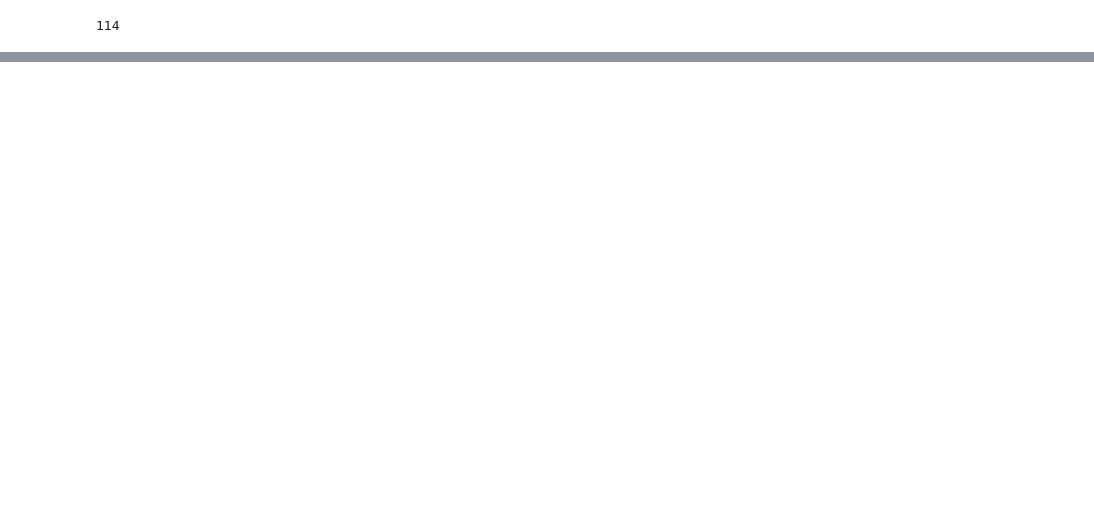
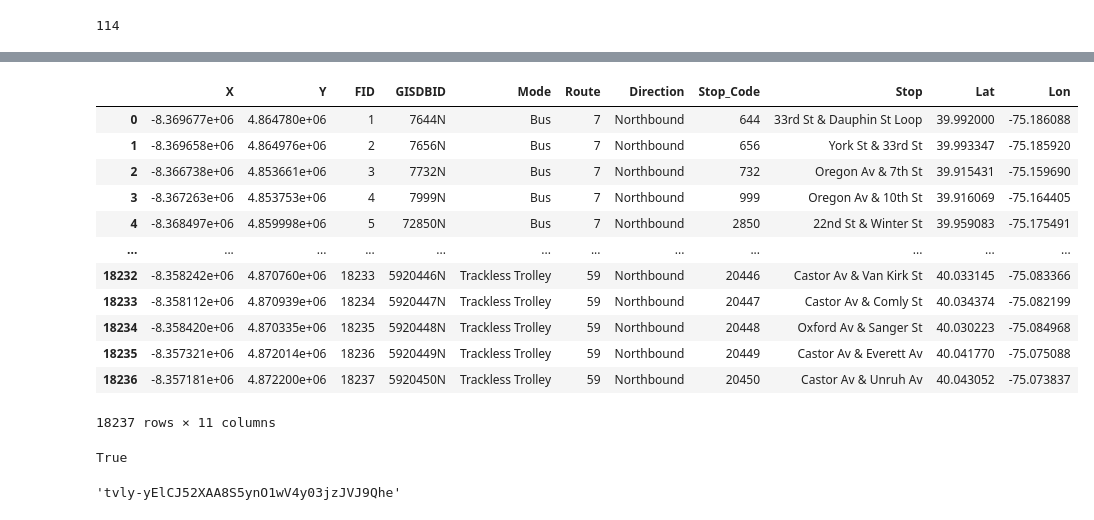
Before and after one commit to shawnthomas0507/SEPTA-Intelligence, a Jupyter notebook: SEPTA/testing..ipynb, the cells around one changed output, grey strips where cells are left out. Cells and saved outputs as stored; diff of their text form; code cells hidden in the pictures; blank space fills up the shorter version.

```diff
--- a/SEPTA/testing..ipynb
+++ b/SEPTA/testing..ipynb
@@ -351,0 +417,2 @@ data[0]['attributes']
+# %%
+df4=pd.read_csv("C:\\Users\\shawn\\OneDrive\\Desktop\\NewProject\\SEPTA_MODEL\\Artifacts\\route_info.csv")
@@ -351,0 +486,16 @@ data[0]['attributes']
+# %%
+df4[['X','Y','FID','GISDBID','Mode','Route','Direction','Stop_Code','Stop','Lat','Lon']]
+# %% [output]
+|  | X | Y | FID | GISDBID | Mode | Route | Direction | Stop_Code | Stop | Lat | Lon |
+| 0 | -8.369677e+06 | 4.864780e+06 | 1 | 7644N | Bus | 7 | Northbound | 644 | 33rd St & Dauphin St Loop | 39.992000 | -75.186088 |
+| 1 | -8.369658e+06 | 4.864976e+06 | 2 | 7656N | Bus | 7 | Northbound | 656 | York St & 33rd St | 39.993347 | -75.185920 |
+| 2 | -8.366738e+06 | 4.853661e+06 | 3 | 7732N | Bus | 7 | Northbound | 732 | Oregon Av & 7th St | 39.915431 | -75.159690 |
+| 3 | -8.367263e+06 | 4.853753e+06 | 4 | 7999N | Bus | 7 | Northbound | 999 | Oregon Av & 10th St | 39.916069 | -75.164405 |
+| 4 | -8.368497e+06 | 4.859998e+06 | 5 | 72850N | Bus | 7 | Northbound | 2850 | 22nd St & Winter St | 39.959083 | -75.175491 |
+| ... | ... | ... | ... | ... | ... | ... | ... | ... | ... | ... | ... |
+| 18232 | -8.358242e+06 | 4.870760e+06 | 18233 | 5920446N | Trackless Trolley | 59 | Northbound | 20446 | Castor Av & Van Kirk St | 40.033145 | -75.083366 |
+| 18233 | -8.358112e+06 | 4.870939e+06 | 18234 | 5920447N | Trackless Trolley | 59 | Northbound | 20447 | Castor Av & Comly St | 40.034374 | -75.082199 |
+| 18234 | -8.358420e+06 | 4.870335e+06 | 18235 | 5920448N | Trackless Trolley | 59 | Northbound | 20448 | Oxford Av & Sanger St | 40.030223 | -75.084968 |
+| 18235 | -8.357321e+06 | 4.872014e+06 | 18236 | 5920449N | Trackless Trolley | 59 | Northbound | 20449 | Castor Av & Everett Av | 40.041770 | -75.075088 |
+| 18236 | -8.357181e+06 | 4.872200e+06 | 18237 | 5920450N | Trackless Trolley | 59 | Northbound | 20450 | Castor Av & Unruh Av | 40.043052 | -75.073837 |
+18237 rows × 11 columns
@@ -351,0 +506,4 @@ data[0]['attributes']
+# %%
+load_dotenv()
+# %% [output]
+True
@@ -351,0 +513,4 @@ data[0]['attributes']
+# %%
+tavily_api
+# %% [output]
+'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'
```
Also changed, not shown: parts of 26 cells of this notebook, 4 other files.
